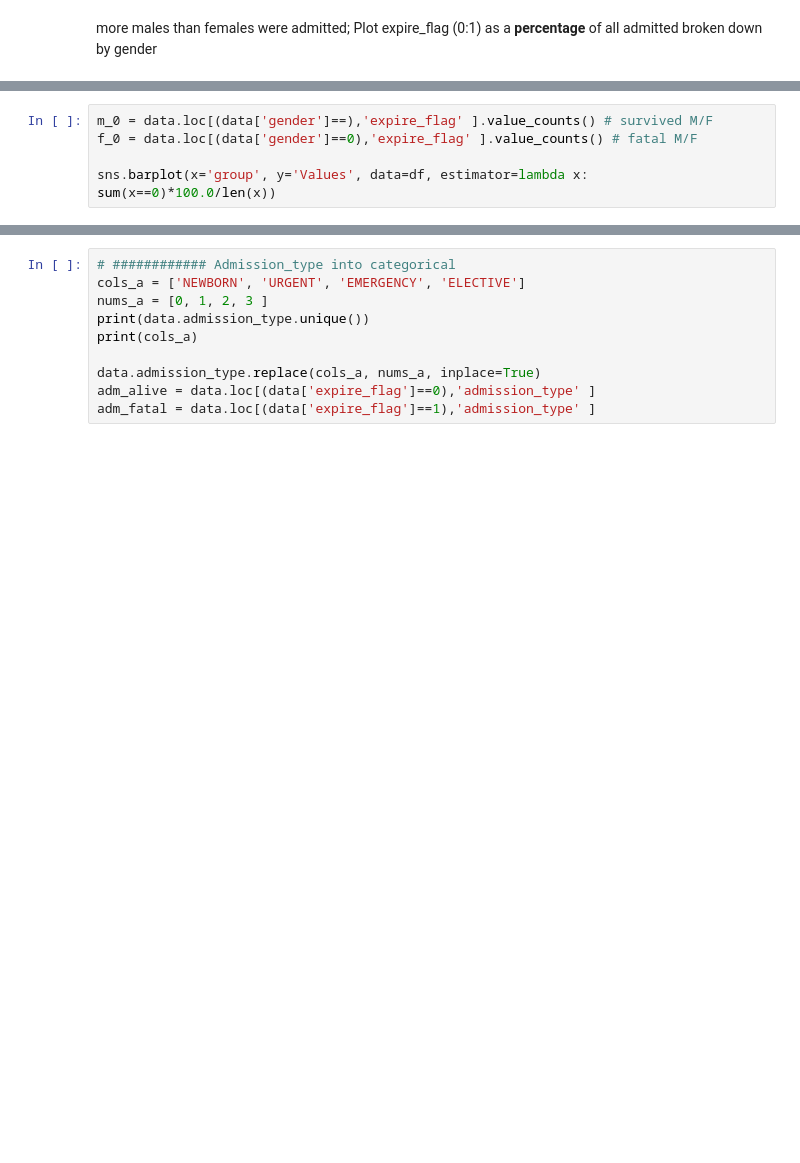
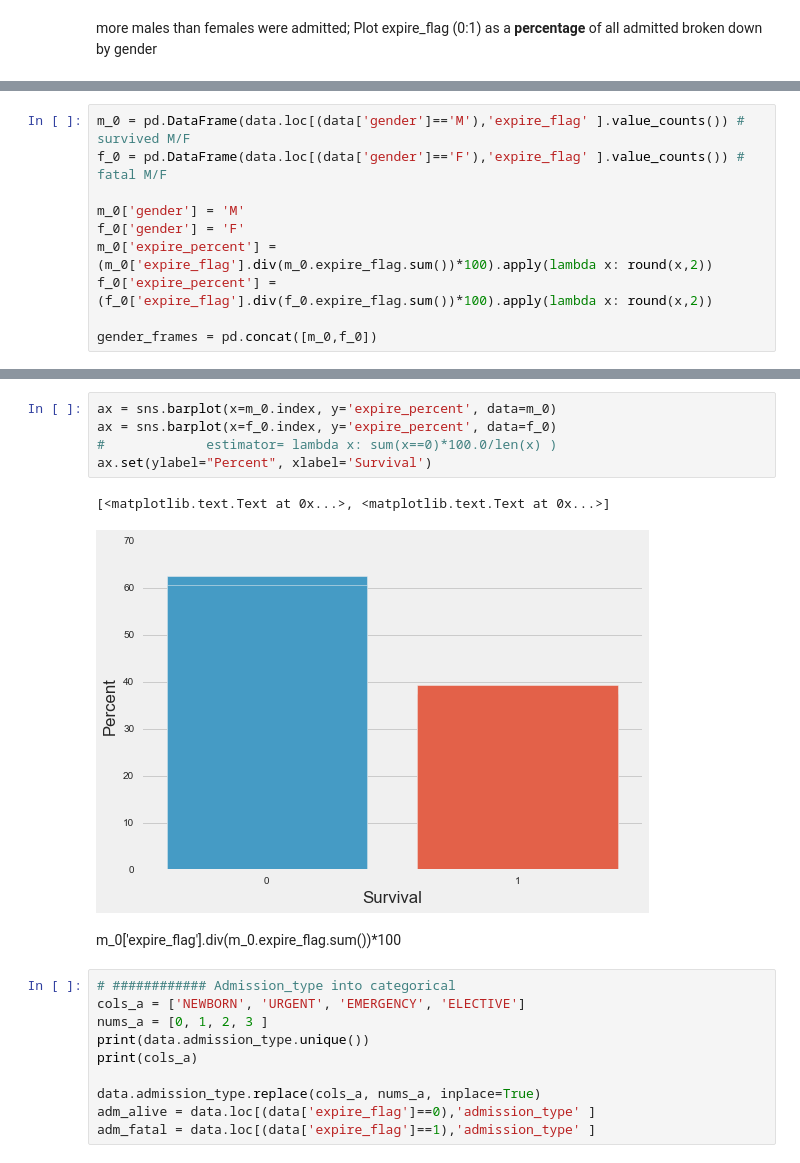
Before and after one commit to billiescodes/mortality_in_ICU, a Jupyter notebook: 01_ExploratoryAnalysis.ipynb, the cells around one changed output, grey strips where cells are left out. Saved outputs shown, nothing was run; the diff lists cells and outputs as text; blank space fills up the shorter version.

```diff
--- a/01_ExploratoryAnalysis.ipynb
+++ b/01_ExploratoryAnalysis.ipynb
@@ -241,5 +309,10 @@ more males than females were admitted; Plot expire_flag (0:1) as a **percentage*
 # %%
-m_0 = data.loc[(data['gender']==),'expire_flag' ].value_counts() # survived M/F
-f_0 = data.loc[(data['gender']==0),'expire_flag' ].value_counts() # fatal M/F
+m_0 = pd.DataFrame(data.loc[(data['gender']=='M'),'expire_flag' ].value_counts()) # survived M/F
+f_0 = pd.DataFrame(data.loc[(data['gender']=='F'),'expire_flag' ].value_counts()) # fatal M/F
 
-sns.barplot(x='group', y='Values', data=df, estimator=lambda x: sum(x==0)*100.0/len(x))
+m_0['gender'] = 'M'
+f_0['gender'] = 'F'
+m_0['expire_percent'] = (m_0['expire_flag'].div(m_0.expire_flag.sum())*100).apply(lambda x: round(x,2))
+f_0['expire_percent'] = (f_0['expire_flag'].div(f_0.expire_flag.sum())*100).apply(lambda x: round(x,2))
+
+gender_frames = pd.concat([m_0,f_0])
@@ -246,3 +327,13 @@ sns.barplot(x='group', y='Values', data=df, estimator=lambda x: sum(x==0)*100.0/
+# %%
+ax = sns.barplot(x=m_0.index, y='expire_percent', data=m_0)
+ax = sns.barplot(x=f_0.index, y='expire_percent', data=f_0)
+#             estimator= lambda x: sum(x==0)*100.0/len(x) )
+ax.set(ylabel="Percent", xlabel='Survival')
+# %% [output]
+[<matplotlib.text.Text at 0x...>, <matplotlib.text.Text at 0x...>]
+[figure, added]
+# %% [markdown]
+m_0['expire_flag'].div(m_0.expire_flag.sum())*100
 # %%
 # ############ Admission_type into categorical
 cols_a = ['NEWBORN', 'URGENT', 'EMERGENCY', 'ELECTIVE']
```
Also changed, not shown: parts of 17 cells of this notebook.
